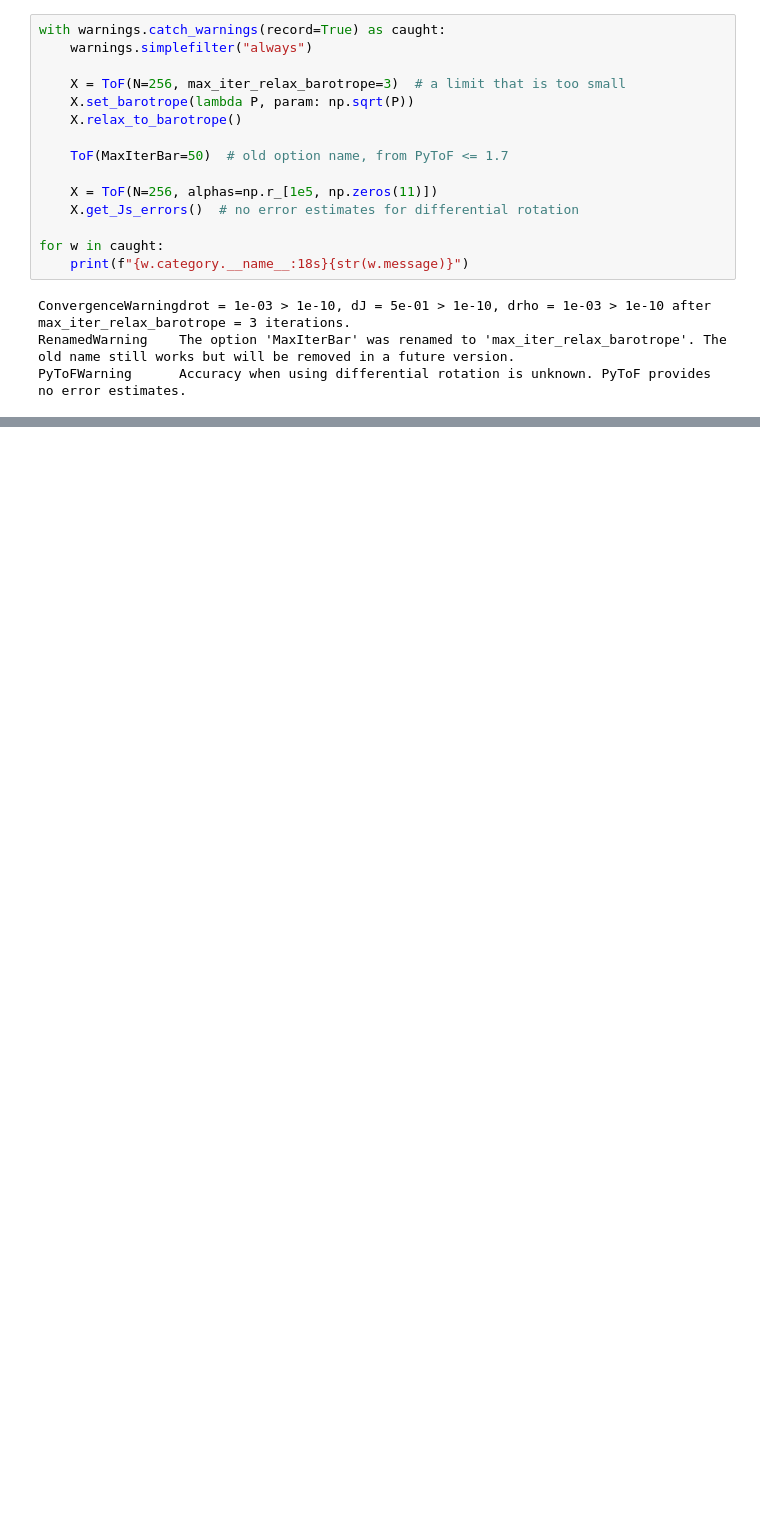
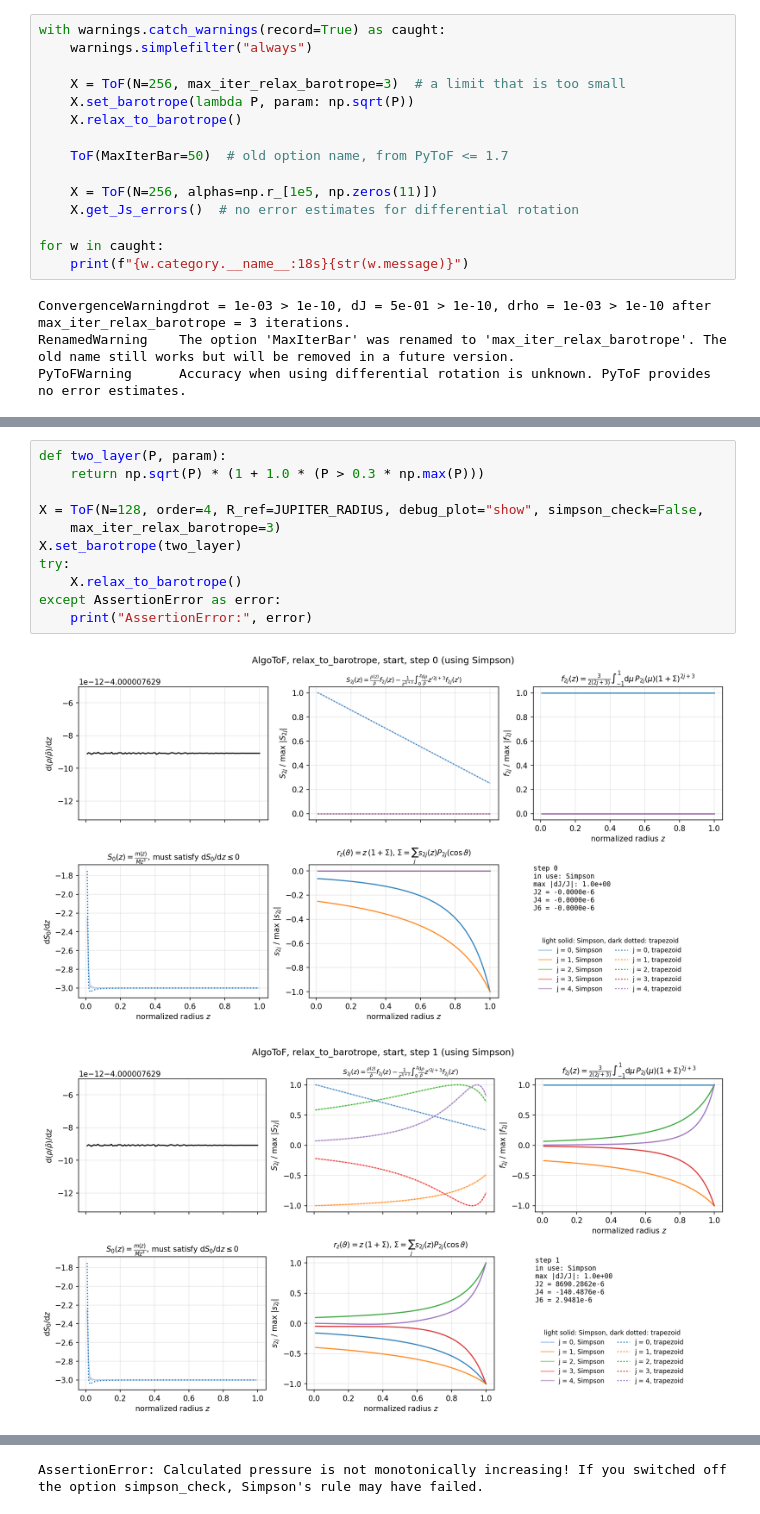
Before and after one commit to lucamorf/PyToF, a Jupyter notebook: tutorial/05_numerics_guide.ipynb, the cells around one changed output, grey strips where cells are left out. Cells and saved outputs as stored; diff of their text form; blank space fills up the shorter version.

```diff
--- a/tutorial/05_numerics_guide.ipynb
+++ b/tutorial/05_numerics_guide.ipynb
@@ -209,0 +222,14 @@ X.relax_to_barotrope()
+# %%
+def two_layer(P, param):
+    return np.sqrt(P) * (1 + 1.0 * (P > 0.3 * np.max(P)))
+
+X = ToF(N=128, order=4, R_ref=JUPITER_RADIUS, debug_plot="show", simpson_check=False,
+    max_iter_relax_barotrope=3)
+X.set_barotrope(two_layer)
+try:
+    X.relax_to_barotrope()
+except AssertionError as error:
+    print("AssertionError:", error)
+# %% [output]
+[figure, added]
+[figure, added]
@@ -209,0 +240 @@ X.relax_to_barotrope()
+AssertionError: Calculated pressure is not monotonically increasing! If you switched off the option simpson_check, Simpson's rule may have failed.
```
Also changed, not shown: parts of 14 cells of this notebook.
